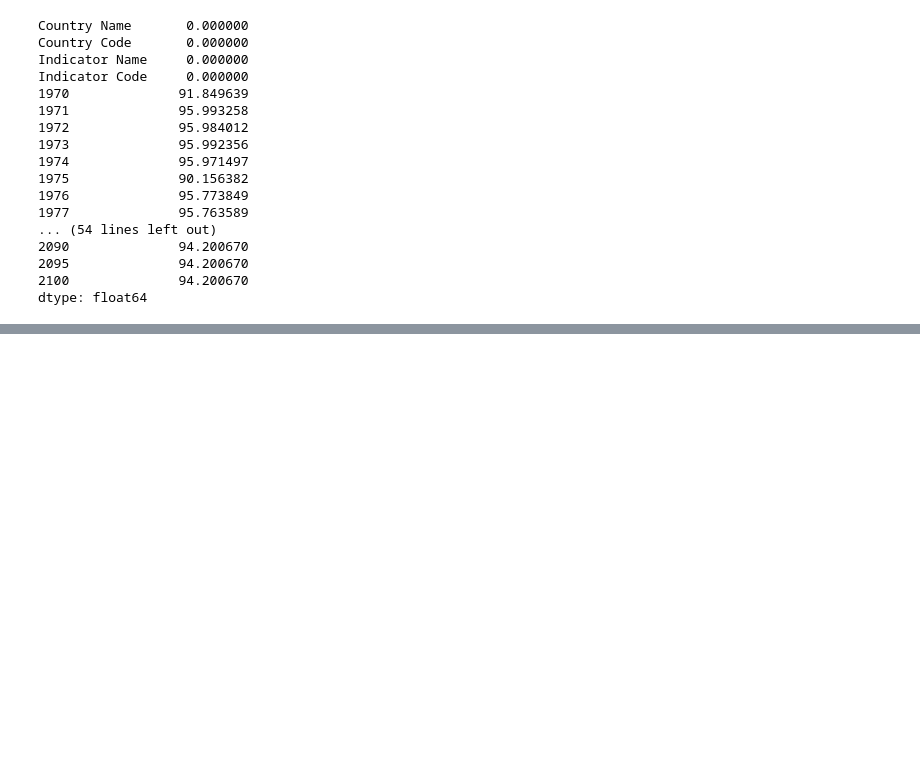
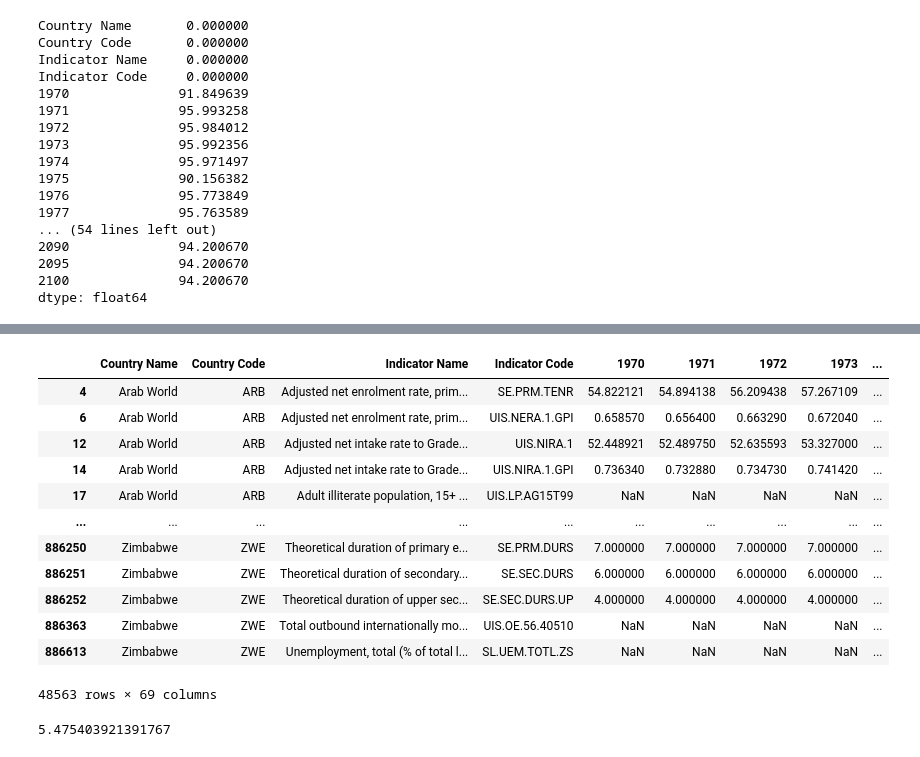
Before and after one commit to gabrielhermel/OC_DS_P2, a Jupyter notebook: Hermel_Gabriel_1_notebook_072022.ipynb, the cells around one changed output, grey strips where cells are left out. Cells and saved outputs as stored; diff of their text form; code cells hidden in the pictures; blank space fills up the shorter version.

```diff
--- a/Hermel_Gabriel_1_notebook_072022.ipynb
+++ b/Hermel_Gabriel_1_notebook_072022.ipynb
@@ -127,0 +239,21 @@ dtype: float64
+# %%
+edstats_suff_data_no_sex = edstats_suff_key_yr_data[edstats_suff_key_yr_data['Indicator Name'].isin(indicators_suff_data_no_sex)]
+edstats_suff_data_no_sex
+# %% [output]
+|  | Country Name | Country Code | Indicator Name | Indicator Code | 1970 | 1971 | 1972 | 1973 | ... |
+| 4 | Arab World | ARB | Adjusted net enrolment rate, prim... | SE.PRM.TENR | 54.822121 | 54.894138 | 56.209438 | 57.267109 | ... |
+| 6 | Arab World | ARB | Adjusted net enrolment rate, prim... | UIS.NERA.1.GPI | 0.658570 | 0.656400 | 0.663290 | 0.672040 | ... |
+| 12 | Arab World | ARB | Adjusted net intake rate to Grade... | UIS.NIRA.1 | 52.448921 | 52.489750 | 52.635593 | 53.327000 | ... |
+| 14 | Arab World | ARB | Adjusted net intake rate to Grade... | UIS.NIRA.1.GPI | 0.736340 | 0.732880 | 0.734730 | 0.741420 | ... |
+| 17 | Arab World | ARB | Adult illiterate population, 15+ ... | UIS.LP.AG15T99 | NaN | NaN | NaN | NaN | ... |
+| ... | ... | ... | ... | ... | ... | ... | ... | ... | ... |
+| 886250 | Zimbabwe | ZWE | Theoretical duration of primary e... | SE.PRM.DURS | 7.000000 | 7.000000 | 7.000000 | 7.000000 | ... |
+| 886251 | Zimbabwe | ZWE | Theoretical duration of secondary... | SE.SEC.DURS | 6.000000 | 6.000000 | 6.000000 | 6.000000 | ... |
+| 886252 | Zimbabwe | ZWE | Theoretical duration of upper sec... | SE.SEC.DURS.UP | 4.000000 | 4.000000 | 4.000000 | 4.000000 | ... |
+| 886363 | Zimbabwe | ZWE | Total outbound internationally mo... | UIS.OE.56.40510 | NaN | NaN | NaN | NaN | ... |
+| 886613 | Zimbabwe | ZWE | Unemployment, total (% of total l... | SL.UEM.TOTL.ZS | NaN | NaN | NaN | NaN | ... |
+48563 rows × 69 columns
+# %%
+len(edstats_suff_data_no_sex) / len(edstats) * 100
+# %% [output]
+5.475403921391767
```
Also changed, not shown: parts of 12 cells of this notebook.
